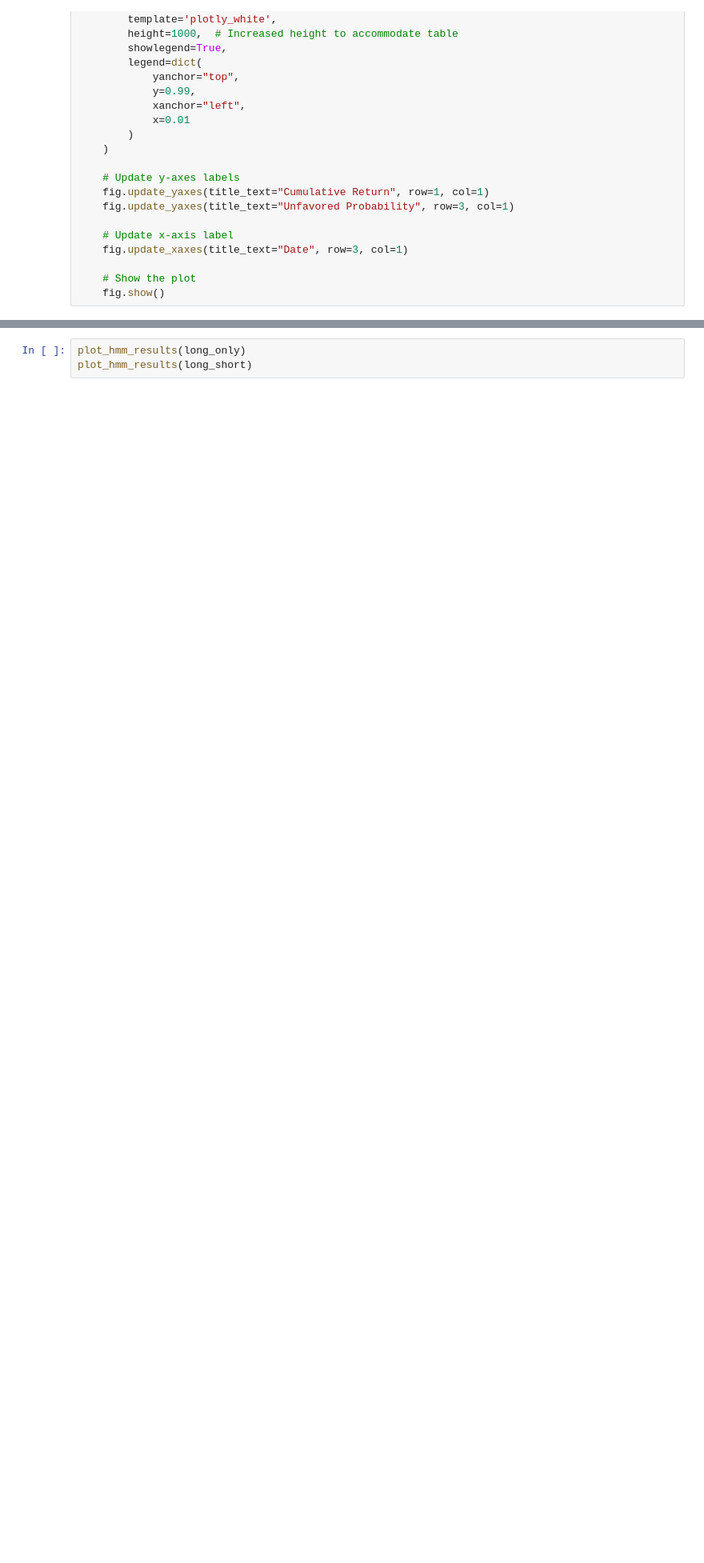
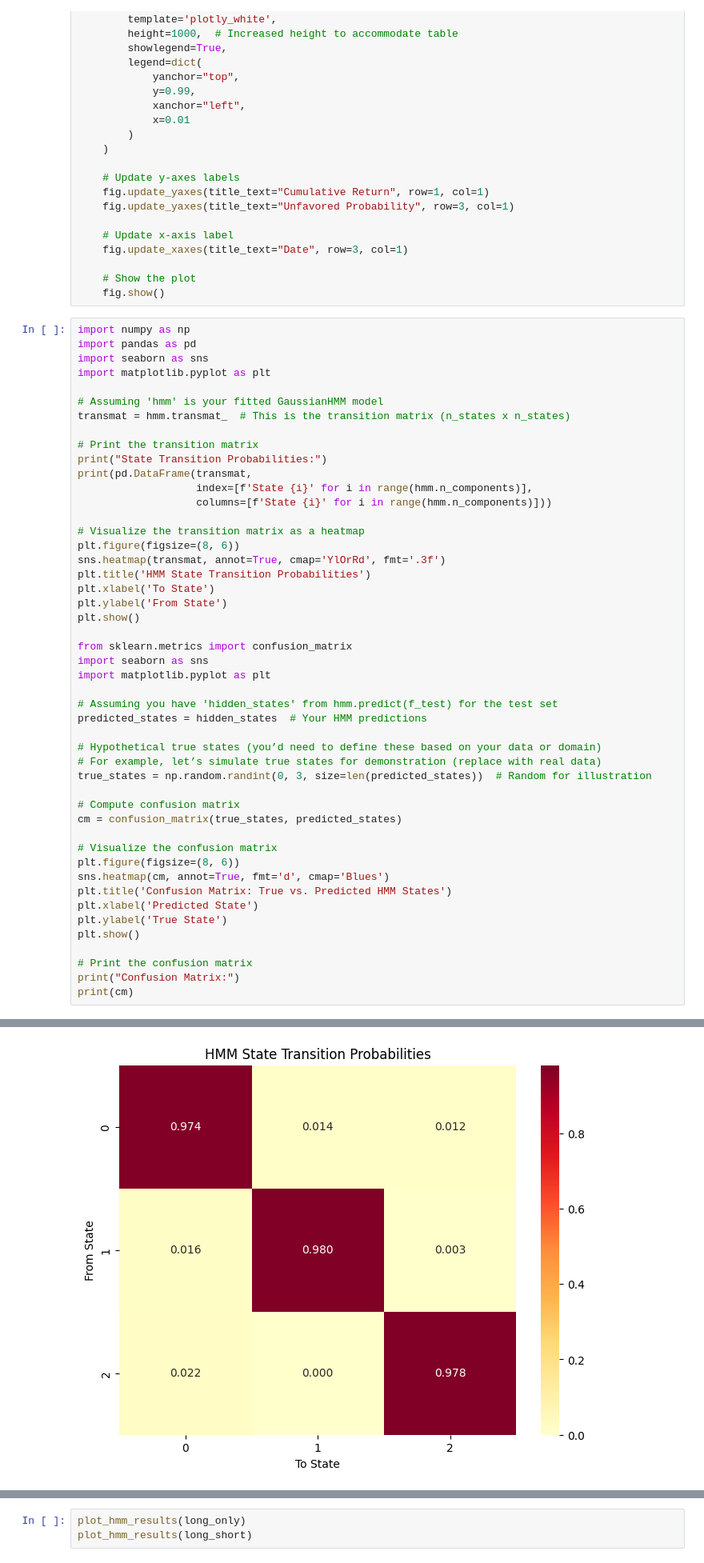
Before and after one commit to GabriellaAM/missioncontrolproject, a Jupyter notebook: ensemble_model_one.ipynb, the cells around one changed output, grey strips where cells are left out. Shown at 80% size. Cells and saved outputs as stored; diff of their text form; blank space fills up the shorter version.

```diff
--- a/ensemble_model_one.ipynb
+++ b/ensemble_model_one.ipynb
@@ -729,3 +790,52 @@ def plot_hmm_results(df):
 
     # Show the plot
     fig.show()
+# %%
+import numpy as np
+import pandas as pd
+import seaborn as sns
+import matplotlib.pyplot as plt
+
+# Assuming 'hmm' is your fitted GaussianHMM model
+transmat = hmm.transmat_  # This is the transition matrix (n_states x n_states)
+
+# Print the transition matrix
+print("State Transition Probabilities:")
+print(pd.DataFrame(transmat,
+                   index=[f'State {i}' for i in range(hmm.n_components)],
+                   columns=[f'State {i}' for i in range(hmm.n_components)]))
+
+# Visualize the transition matrix as a heatmap
+plt.figure(figsize=(8, 6))
+sns.heatmap(transmat, annot=True, cmap='YlOrRd', fmt='.3f')
+plt.title('HMM State Transition Probabilities')
+plt.xlabel('To State')
+plt.ylabel('From State')
+plt.show()
+
+from sklearn.metrics import confusion_matrix
+import seaborn as sns
+import matplotlib.pyplot as plt
+
+# Assuming you have 'hidden_states' from hmm.predict(f_test) for the test set
+predicted_states = hidden_states  # Your HMM predictions
+
+# Hypothetical true states (you’d need to define these based on your data or domain)
+# For example, let’s simulate true states for demonstration (replace with real data)
+true_states = np.random.randint(0, 3, size=len(predicted_states))  # Random for illustration
+
+# Compute confusion matrix
+cm = confusion_matrix(true_states, predicted_states)
+
+# Visualize the confusion matrix
+plt.figure(figsize=(8, 6))
+sns.heatmap(cm, annot=True, fmt='d', cmap='Blues')
+plt.title('Confusion Matrix: True vs. Predicted HMM States')
+plt.xlabel('Predicted State')
+plt.ylabel('True State')
+plt.show()
+
+# Print the confusion matrix
+print("Confusion Matrix:")
+print(cm)
+# %% [output]
@@ -731,0 +847 @@ def plot_hmm_results(df):
+[figure, added]
```
Also changed, not shown: parts of 22 cells of this notebook, 16 other files.
